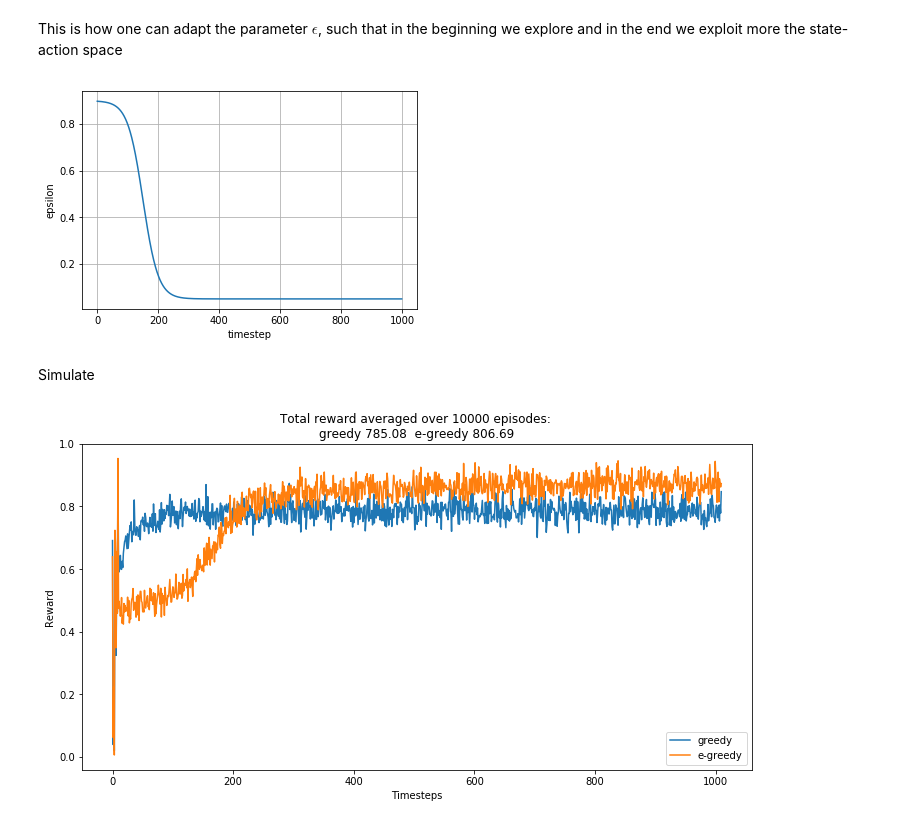
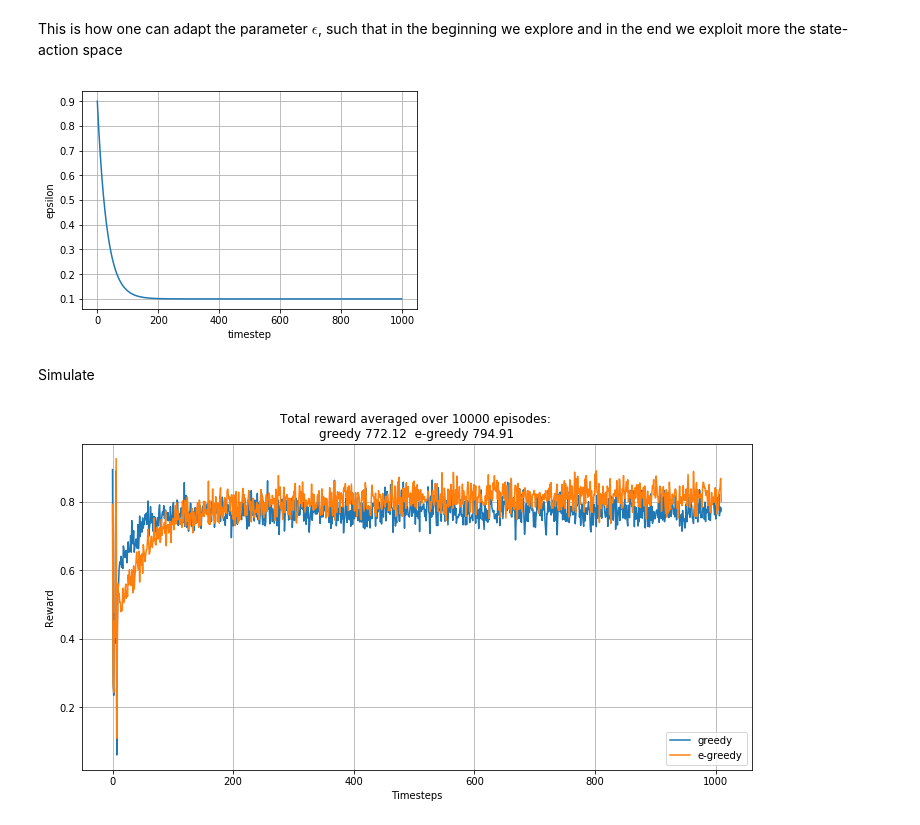
Before and after one commit to lucasrm25/Reinforcement-Learning, a Jupyter notebook: ex01-bandits/ex01-bandits.ipynb, the cells around one changed output. Drawn from its saved outputs; the diff is of its cells as text; code cells hidden in the pictures.

Commit message:
updating adaption of epsilon in e-greedy strategy

```diff
--- a/ex01-bandits/ex01-bandits.ipynb
+++ b/ex01-bandits/ex01-bandits.ipynb
@@ -35,12 +35,12 @@ class GaussianBandit:
         self.rewards.append(reward)
         return reward
 
-def trans_fun(x,f0=0.9,fe=0.05, xtrans=0.15, k=40):
-    frange = fe-f0
-    return f0+frange*1/(np.exp(-k*(x-xtrans))+1)
+def epsilonAdaptFun(x,f0=0.9,fe=0.1, t_at_80pct_decay=0.05):
+    k = -np.log(0.2)/t_at_80pct_decay
+    return fe + (f0-fe)*np.exp(-k*x)
 
 def greedy(bandit:GaussianBandit, timesteps=1000):
-    return epsilon_greedy(bandit, timesteps, epsilon=0, adaptepsilon=False)
+    return epsilon_greedy(bandit=bandit, timesteps=timesteps, epsilon=0, adaptepsilon=False)
 
 def epsilon_greedy(bandit:GaussianBandit, timesteps=1000, epsilon=0.1, adaptepsilon=True):
     possible_arms = range(bandit.n_arms)
@@ -52,7 +52,7 @@ def epsilon_greedy(bandit:GaussianBandit, timesteps=1000, epsilon=0.1, adaptepsi
 
     for tperc in np.linspace(0,1,timesteps): # while bandit.total_played < timesteps:
 
-        epsilon_t = trans_fun(tperc,fe=epsilon) if adaptepsilon else epsilon
+        epsilon_t = epsilonAdaptFun(tperc,fe=epsilon) if adaptepsilon else epsilon
         # epsilon_t = epsilon
 
         # with probability 1-epsilon take the greedy action
@@ -69,12 +69,12 @@ def epsilon_greedy(bandit:GaussianBandit, timesteps=1000, epsilon=0.1, adaptepsi
 This is how one can adapt the parameter $\epsilon$, such that in the beginning we explore and in the end we exploit more the state-action space
 # %%
 n_timesteps = 1000
-plt.plot(range(n_timesteps), trans_fun(np.linspace(0,1,n_timesteps)))
+plt.plot(range(n_timesteps), epsilonAdaptFun(np.linspace(0,1,n_timesteps)))
 plt.grid(True)
 plt.xlabel('timestep')
 plt.ylabel('epsilon');
 # %% [output]
-[figure, old version]
+[figure, new version]
 # %% [markdown]
 Simulate
 # %%
@@ -83,31 +83,32 @@ def main():
     n_episodes = 10000  # set to 10000 to decrease noise in plot
     n_timesteps = 1000
     rewards_greedy = np.zeros(n_timesteps)
     rewards_egreedy = np.zeros(n_timesteps)
 
     k=10    # number of bandits
     arm_means = np.random.uniform(0.,1.,k) # init mean reward value for each bandit
     params = [ (GaussianBandit(k=k,arm_means=arm_means), n_timesteps) for _ in range(n_episodes) ]
 
     with mp.Pool(processes=mp.cpu_count()) as pool:
         rewards_egreedy = pool.starmap_async(epsilon_greedy, params).get()
         rewards_egreedy = np.average( rewards_egreedy, axis=0)
 
         rewards_greedy = pool.starmap_async(greedy, params).get()
         rewards_greedy = np.average( rewards_greedy, axis=0)
 
     fig = plt.figure(figsize=(12, 6))
     plt.plot(rewards_greedy, label="greedy")
     plt.plot(rewards_egreedy, label="e-greedy")
     plt.title(f"Total reward averaged over {n_episodes} episodes: \ngreedy {np.sum(rewards_greedy):.2f}  e-greedy {np.sum(rewards_egreedy):.2f}")
     plt.legend()
     plt.xlabel("Timesteps")
     plt.ylabel("Reward")
+    plt.grid(True)
     plt.savefig('bandit_strategies.eps')
     plt.show()
 
 
 if __name__ == "__main__":
     main()
 # %% [output]
-[figure, old version]
+[figure, new version]
```
Also changed, not shown: 1 other file.
